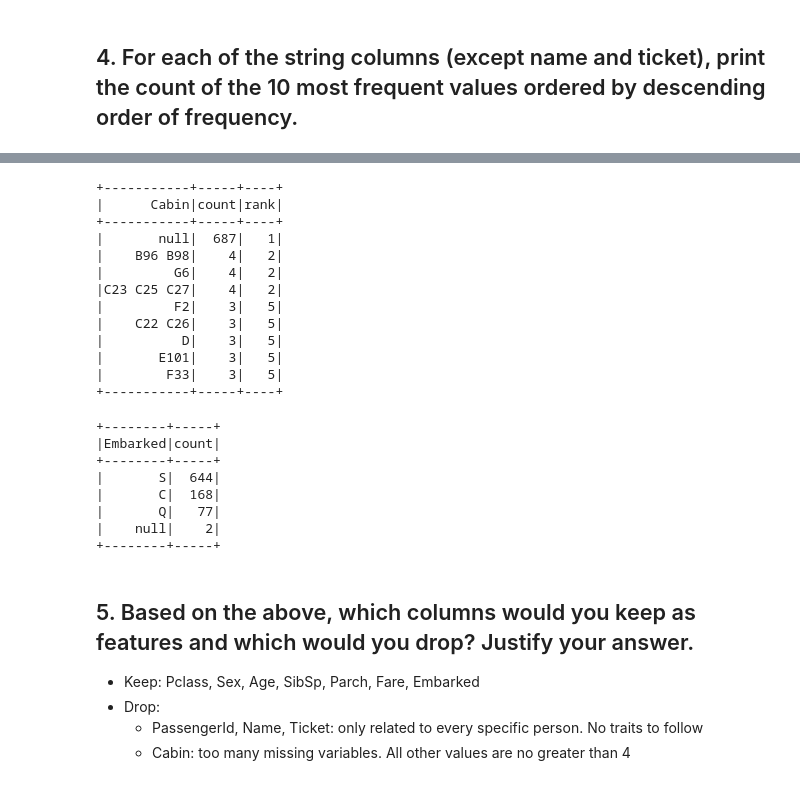
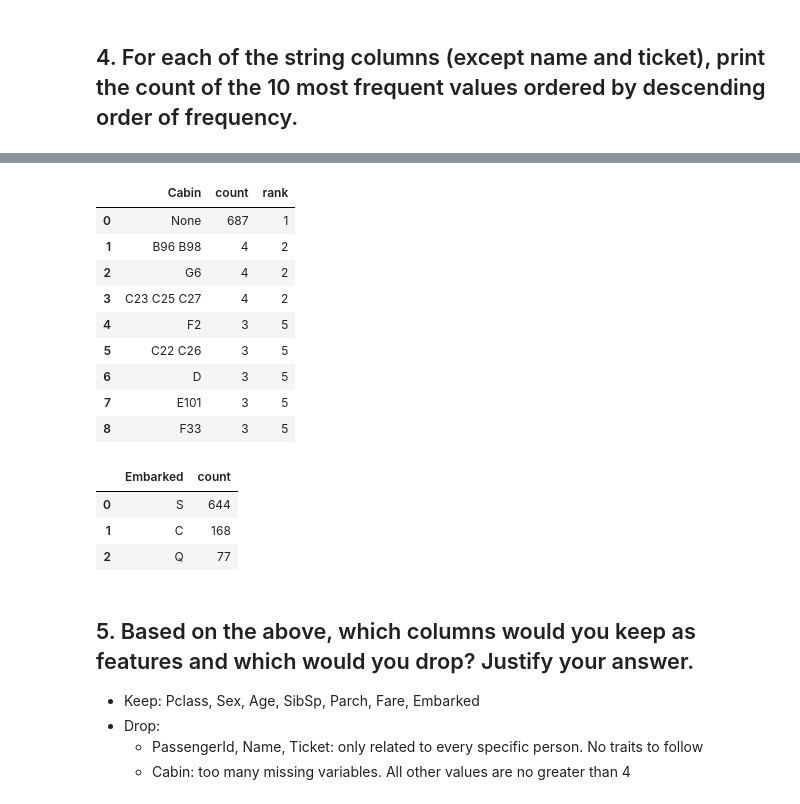
Before and after one commit to fudan-cyma/Machine_Learning2, a Jupyter notebook: hw2-titanic.ipynb, the cells around one changed output, grey strips where cells are left out. Saved outputs shown, nothing was run; the diff lists cells and outputs as text; code cells hidden in the pictures.

```diff
--- a/hw2-titanic.ipynb
+++ b/hw2-titanic.ipynb
@@ -96,32 +93,25 @@ df.groupBy("Sex").count().orderBy(desc("count")).show()
 # %%
 cabinSort = df.groupBy("Cabin").count().orderBy(desc("count"))
 window = Window.orderBy(desc("count"))
-cabinSort.select('*',rank().over(window).alias('rank')).filter(col('rank')<10).show()
+cabinSort.select('*',rank().over(window).alias('rank')).filter(col('rank')<10).toPandas()
 # %% [output]
-+-----------+-----+----+
-|      Cabin|count|rank|
-+-----------+-----+----+
-|       null|  687|   1|
-|    B96 B98|    4|   2|
-|         G6|    4|   2|
-|C23 C25 C27|    4|   2|
-|         F2|    3|   5|
-|    C22 C26|    3|   5|
-|          D|    3|   5|
-|       E101|    3|   5|
-|        F33|    3|   5|
-+-----------+-----+----+
+|  | Cabin | count | rank |
+| 0 | None | 687 | 1 |
+| 1 | B96 B98 | 4 | 2 |
+| 2 | G6 | 4 | 2 |
+| 3 | C23 C25 C27 | 4 | 2 |
+| 4 | F2 | 3 | 5 |
+| 5 | C22 C26 | 3 | 5 |
+| 6 | D | 3 | 5 |
+| 7 | E101 | 3 | 5 |
+| 8 | F33 | 3 | 5 |
 # %%
-df.groupBy("Embarked").count().orderBy(desc("count")).show()
+df.groupBy("Embarked").count().orderBy(desc("count")).toPandas()
 # %% [output]
-+--------+-----+
-|Embarked|count|
-+--------+-----+
-|       S|  644|
-|       C|  168|
-|       Q|   77|
-|    null|    2|
-+--------+-----+
+|  | Embarked | count |
+| 0 | S | 644 |
+| 1 | C | 168 |
+| 2 | Q | 77 |
 # %% [markdown]
 ## 5. Based on the above, which columns would you keep as features and which would you drop? Justify your answer.
 - Keep: Pclass, Sex, Age, SibSp, Parch, Fare, Embarked
```
Also changed, not shown: parts of 44 cells of this notebook.
